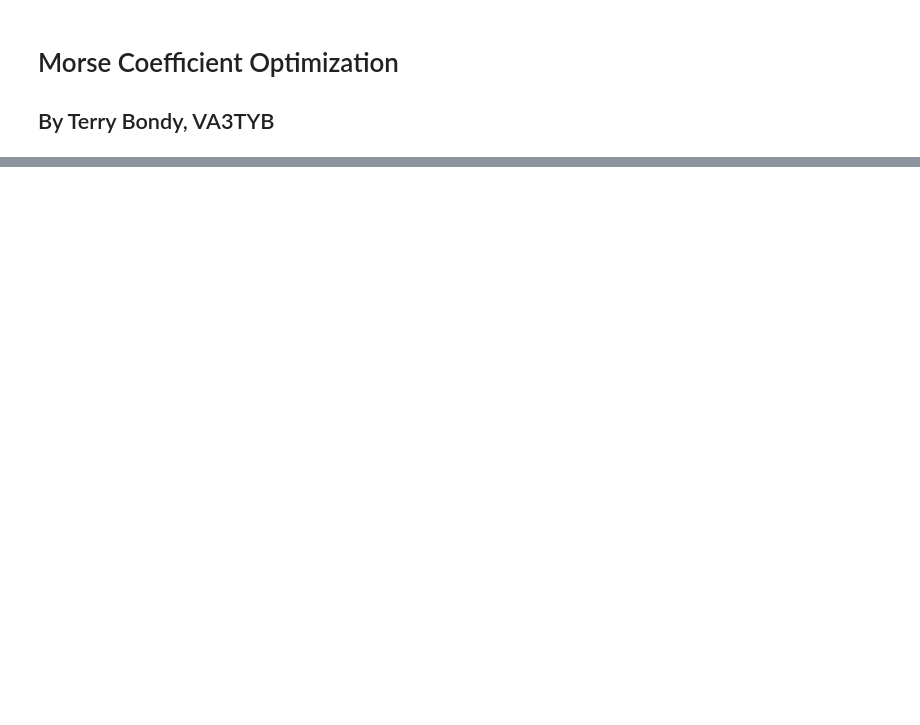
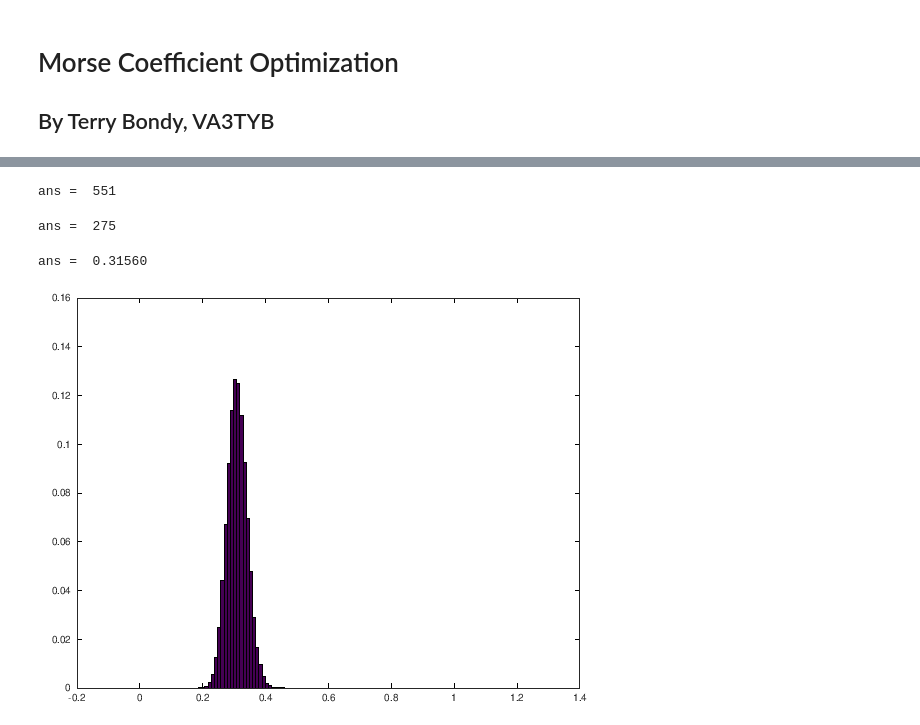
Before and after one commit to tbondy760/sat-chirp, a Jupyter notebook: OptimizeCoeff.ipynb, the cells around one changed output, grey strips where cells are left out. Drawn from its saved outputs; the diff is of its cells as text; code cells hidden in the pictures; blank space fills up the shorter version.

```diff
--- a/OptimizeCoeff.ipynb
+++ b/OptimizeCoeff.ipynb
@@ -373,0 +31,21 @@ costVA3TYB(inp)
+# %%
+columns(ss)
+# %% [output]
+ans =  551
+# %%
+floor(columns(ss)/2)
+# %% [output]
+ans =  275
+# %%
+costAny(pi .* rand(floor(columns(ss)/2), 1), ss)
+# %% [output]
+ans =  0.31560
+# %%
+h = [];
+for k=1:100000
+  h(end + 1) = costAny(pi .* rand(floor(columns(ss)/2), 1), ss);
+end
+# %%
+hist(h, linspace(0,1,100), 1)
+# %% [output]
+[figure, added]
```
Also changed, not shown: parts of 16 cells of this notebook, 2 other files.
